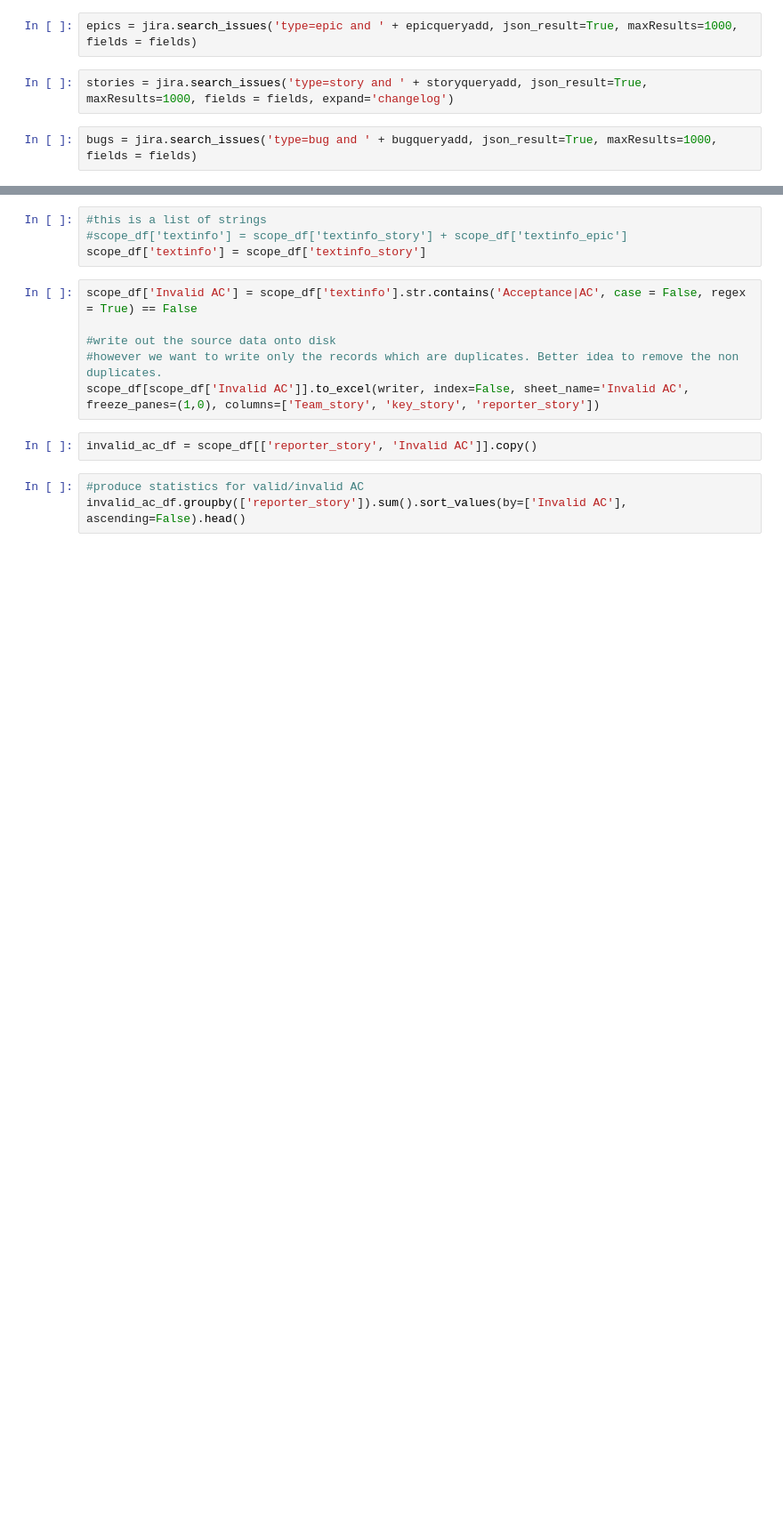
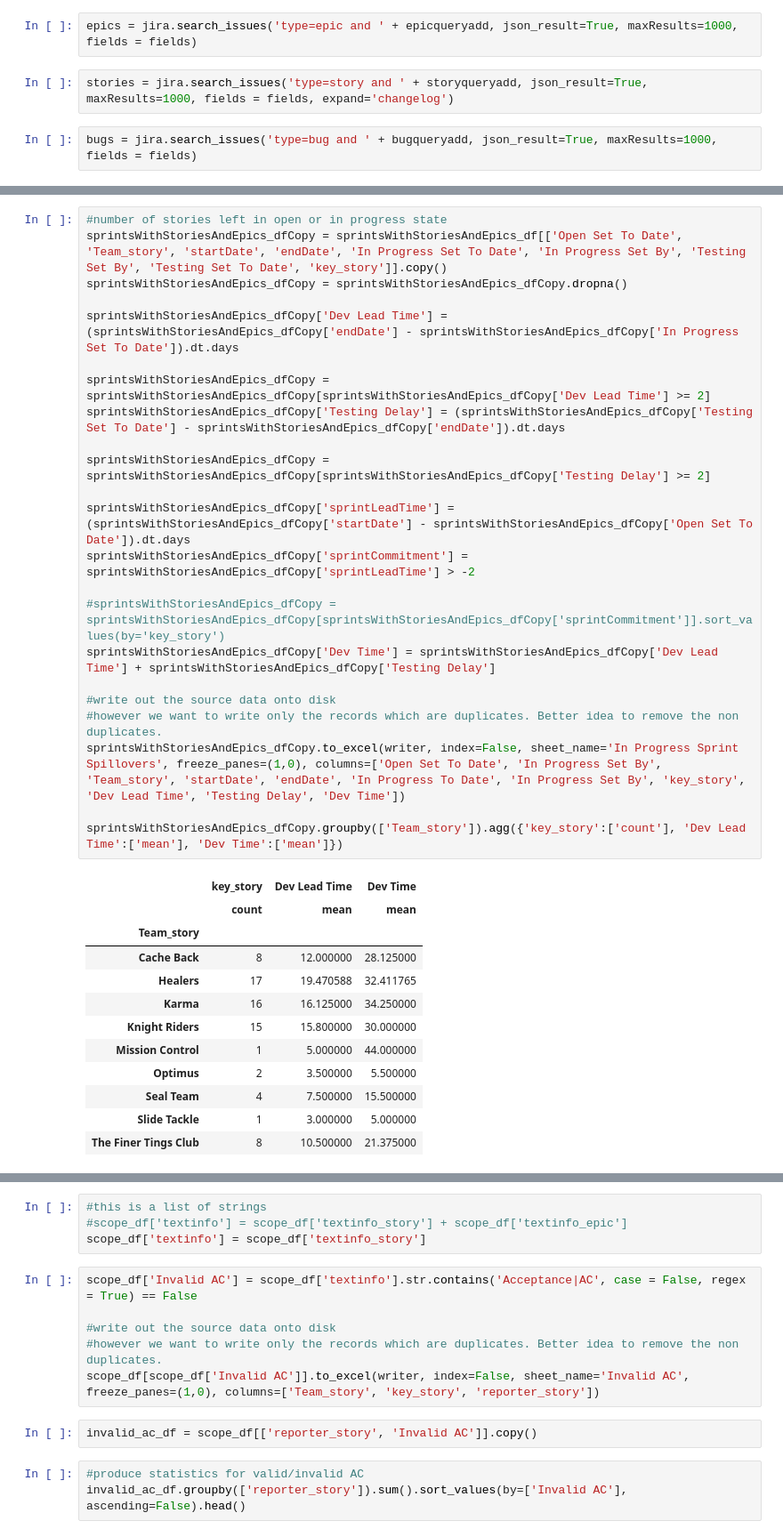
Before and after one commit to medhavib/JiraUtils, a Jupyter notebook: metrics-collection.ipynb, the cells around one changed output, grey strips where cells are left out. Shown at 89% size. Cells and saved outputs as stored; diff of their text form; blank space fills up the shorter version.

```diff
--- a/metrics-collection.ipynb
+++ b/metrics-collection.ipynb
@@ -426,0 +732,36 @@ sprintsWithStoriesAndEpics_dfCopy.groupby(['Closed Set By', 'Team_story']).agg({
+# %%
+#number of stories left in open or in progress state
+sprintsWithStoriesAndEpics_dfCopy = sprintsWithStoriesAndEpics_df[['Open Set To Date', 'Team_story', 'startDate', 'endDate', 'In Progress Set To Date', 'In Progress Set By', 'Testing Set By', 'Testing Set To Date', 'key_story']].copy()
+sprintsWithStoriesAndEpics_dfCopy = sprintsWithStoriesAndEpics_dfCopy.dropna()
+
+sprintsWithStoriesAndEpics_dfCopy['Dev Lead Time'] = (sprintsWithStoriesAndEpics_dfCopy['endDate'] - sprintsWithStoriesAndEpics_dfCopy['In Progress Set To Date']).dt.days
+
+sprintsWithStoriesAndEpics_dfCopy = sprintsWithStoriesAndEpics_dfCopy[sprintsWithStoriesAndEpics_dfCopy['Dev Lead Time'] >= 2]
+sprintsWithStoriesAndEpics_dfCopy['Testing Delay'] = (sprintsWithStoriesAndEpics_dfCopy['Testing Set To Date'] - sprintsWithStoriesAndEpics_dfCopy['endDate']).dt.days
+
+sprintsWithStoriesAndEpics_dfCopy = sprintsWithStoriesAndEpics_dfCopy[sprintsWithStoriesAndEpics_dfCopy['Testing Delay'] >= 2]
+
+sprintsWithStoriesAndEpics_dfCopy['sprintLeadTime'] = (sprintsWithStoriesAndEpics_dfCopy['startDate'] - sprintsWithStoriesAndEpics_dfCopy['Open Set To Date']).dt.days
+sprintsWithStoriesAndEpics_dfCopy['sprintCommitment'] = sprintsWithStoriesAndEpics_dfCopy['sprintLeadTime'] > -2
+
+#sprintsWithStoriesAndEpics_dfCopy = sprintsWithStoriesAndEpics_dfCopy[sprintsWithStoriesAndEpics_dfCopy['sprintCommitment']].sort_values(by='key_story')
+sprintsWithStoriesAndEpics_dfCopy['Dev Time'] = sprintsWithStoriesAndEpics_dfCopy['Dev Lead Time'] + sprintsWithStoriesAndEpics_dfCopy['Testing Delay']
+
+#write out the source data onto disk
+#however we want to write only the records which are duplicates. Better idea to remove the non duplicates.
+sprintsWithStoriesAndEpics_dfCopy.to_excel(writer, index=False, sheet_name='In Progress Sprint Spillovers', freeze_panes=(1,0), columns=['Open Set To Date', 'In Progress Set By', 'Team_story', 'startDate', 'endDate', 'In Progress To Date', 'In Progress Set By', 'key_story', 'Dev Lead Time', 'Testing Delay', 'Dev Time'])
+
+sprintsWithStoriesAndEpics_dfCopy.groupby(['Team_story']).agg({'key_story':['count'], 'Dev Lead Time':['mean'], 'Dev Time':['mean']})
+# %% [output]
+|  | key_story | Dev Lead Time | Dev Time |
+|  | count | mean | mean |
+| Team_story |  |  |  |
+| Cache Back | 8 | 12.000000 | 28.125000 |
+| Healers | 17 | 19.470588 | 32.411765 |
+| Karma | 16 | 16.125000 | 34.250000 |
+| Knight Riders | 15 | 15.800000 | 30.000000 |
+| Mission Control | 1 | 5.000000 | 44.000000 |
+| Optimus | 2 | 3.500000 | 5.500000 |
+| Seal Team | 4 | 7.500000 | 15.500000 |
+| Slide Tackle | 1 | 3.000000 | 5.000000 |
+| The Finer Tings Club | 8 | 10.500000 | 21.375000 |
```
Also changed, not shown: parts of 75 cells of this notebook.
